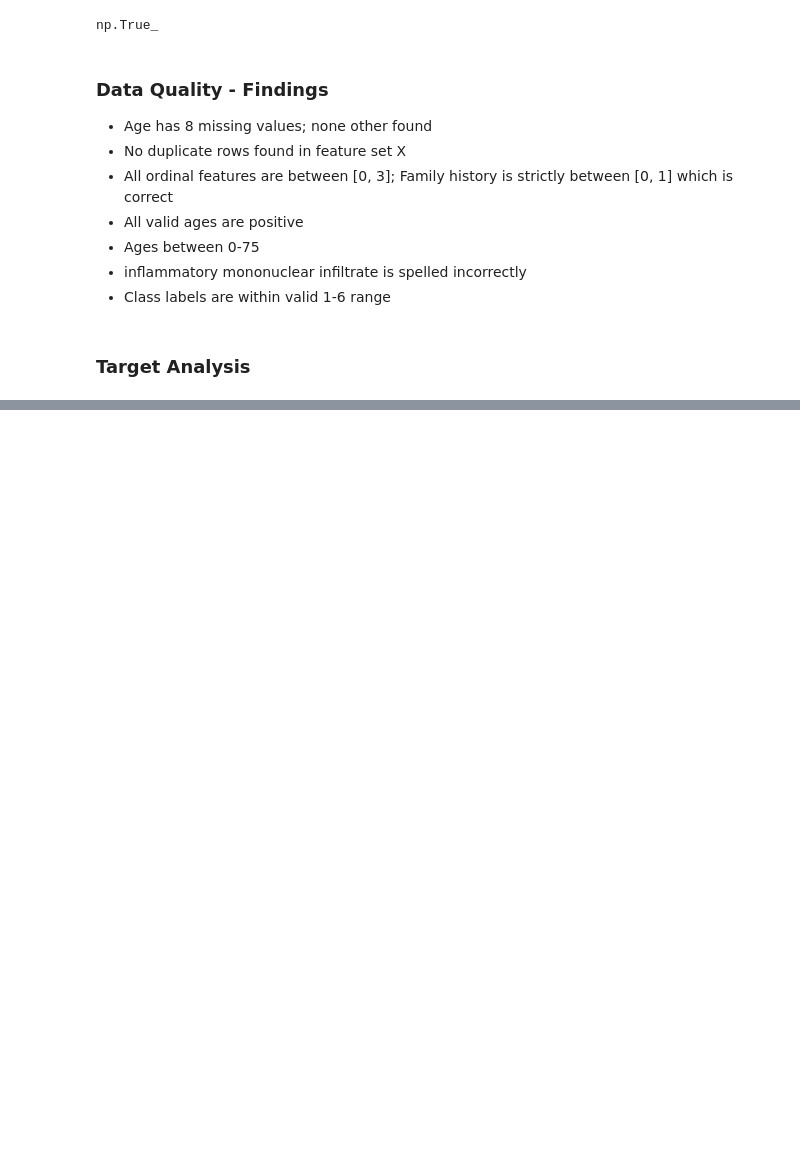
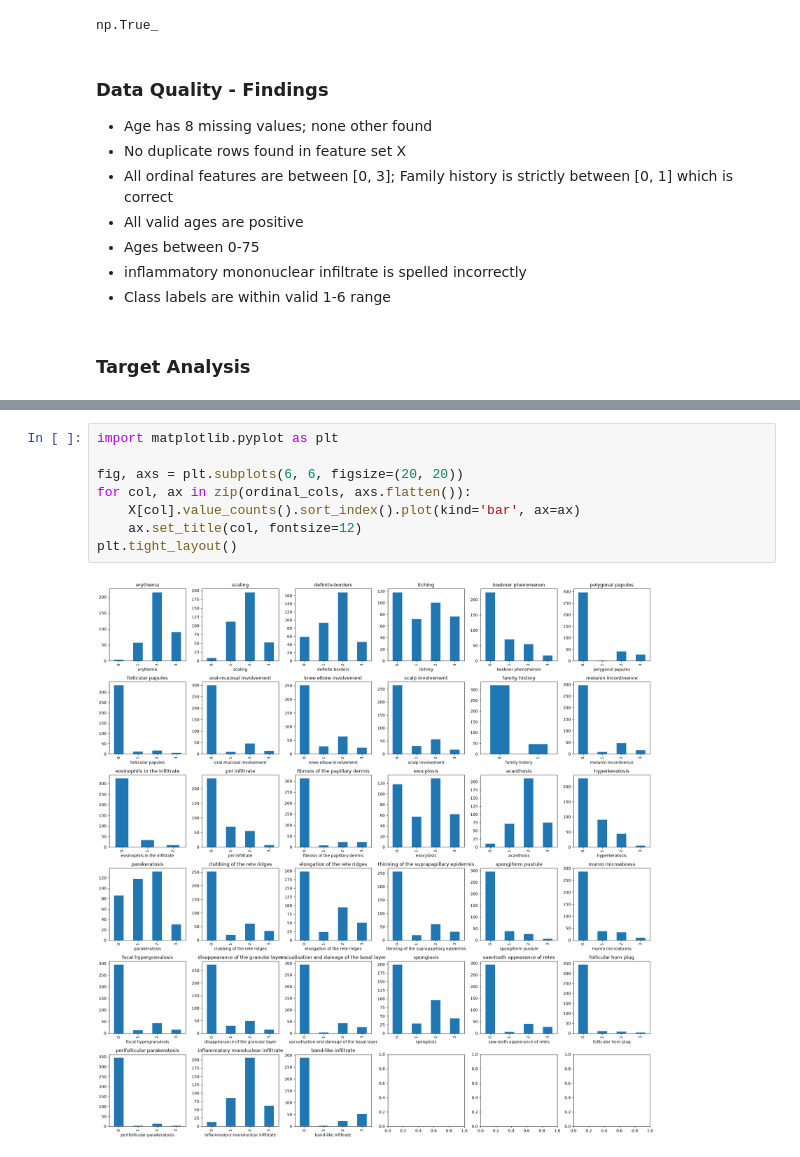
Before and after one commit to itsjohntle/dermaclf, a Jupyter notebook: notebooks/01_eda.ipynb, the cells around one changed output, grey strips where cells are left out. Saved outputs shown, nothing was run; the diff lists cells and outputs as text; blank space fills up the shorter version.

```diff
--- a/notebooks/01_eda.ipynb
+++ b/notebooks/01_eda.ipynb
@@ -170,0 +218,10 @@ ImportError: matplotlib is required for plotting when the default backend "matpl
+# %%
+import matplotlib.pyplot as plt
+
+fig, axs = plt.subplots(6, 6, figsize=(20, 20))
+for col, ax in zip(ordinal_cols, axs.flatten()):
+    X[col].value_counts().sort_index().plot(kind='bar', ax=ax)
+    ax.set_title(col, fontsize=12)
+plt.tight_layout()
+# %% [output]
+[figure, added]
```
Also changed, not shown: parts of 11 cells of this notebook.
